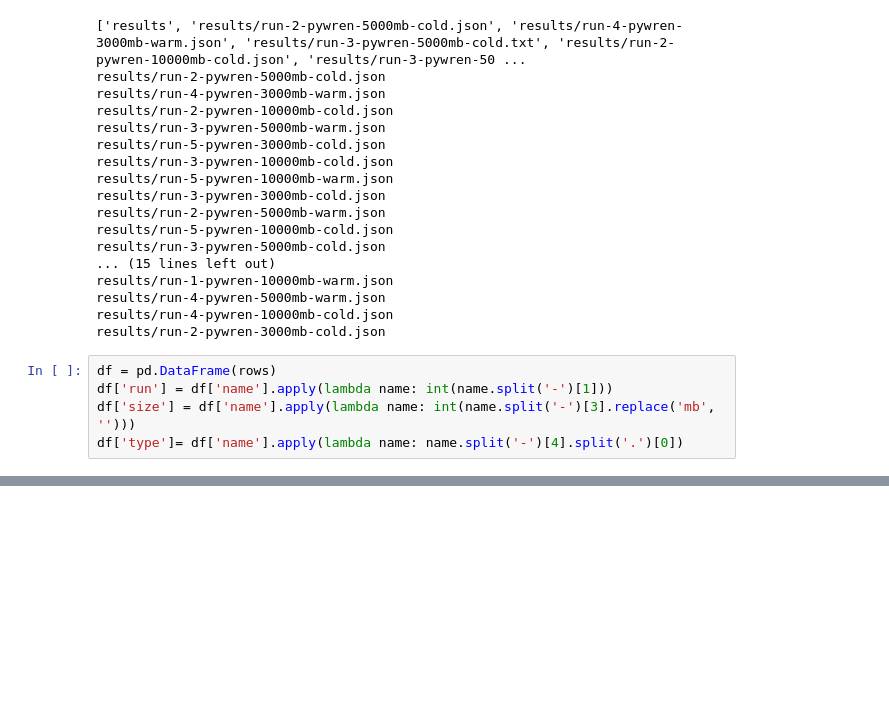
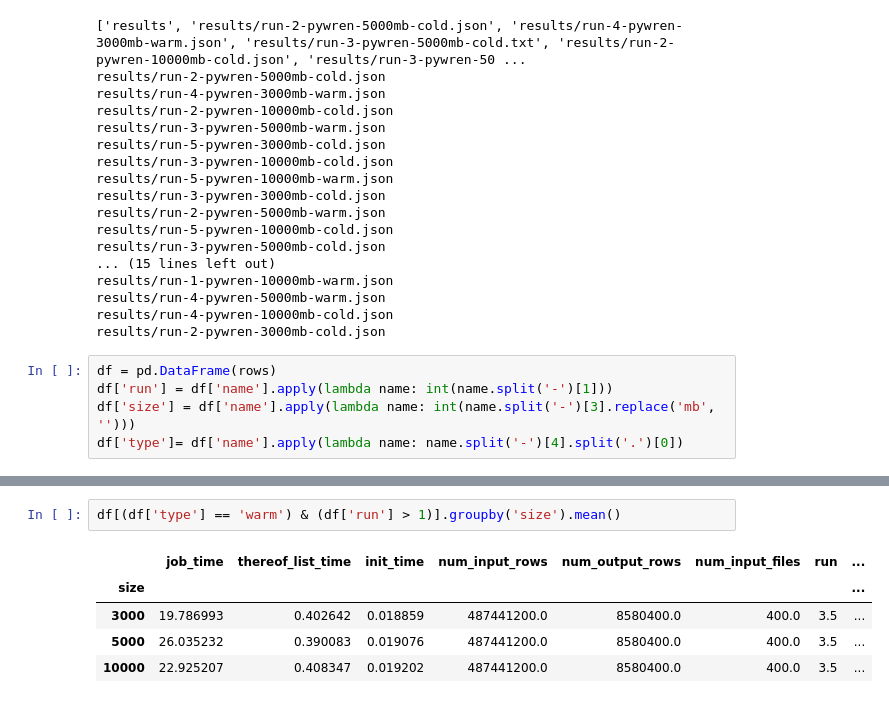
Before and after one commit to tuplex/tuplex, a Jupyter notebook: benchmarks/distributed/pywren/01_Analysis.ipynb, the cells around one changed output, grey strips where cells are left out. Saved outputs shown, nothing was run; the diff lists cells and outputs as text; blank space fills up the shorter version.

```diff
--- a/benchmarks/distributed/pywren/01_Analysis.ipynb
+++ b/benchmarks/distributed/pywren/01_Analysis.ipynb
@@ -102,0 +98,8 @@ df[df['type'] == 'cold'].groupby('size').mean()
+# %%
+df[(df['type'] == 'warm') & (df['run'] > 1)].groupby('size').mean()
+# %% [output]
+|  | job_time | thereof_list_time | init_time | num_input_rows | num_output_rows | num_input_files | run | ... |
+| size |  |  |  |  |  |  |  | ... |
+| 3000 | 19.786993 | 0.402642 | 0.018859 | 487441200.0 | 8580400.0 | 400.0 | 3.5 | ... |
+| 5000 | 26.035232 | 0.390083 | 0.019076 | 487441200.0 | 8580400.0 | 400.0 | 3.5 | ... |
+| 10000 | 22.925207 | 0.408347 | 0.019202 | 487441200.0 | 8580400.0 | 400.0 | 3.5 | ... |
```
Also changed, not shown: parts of 6 cells of this notebook, 1 other file.
